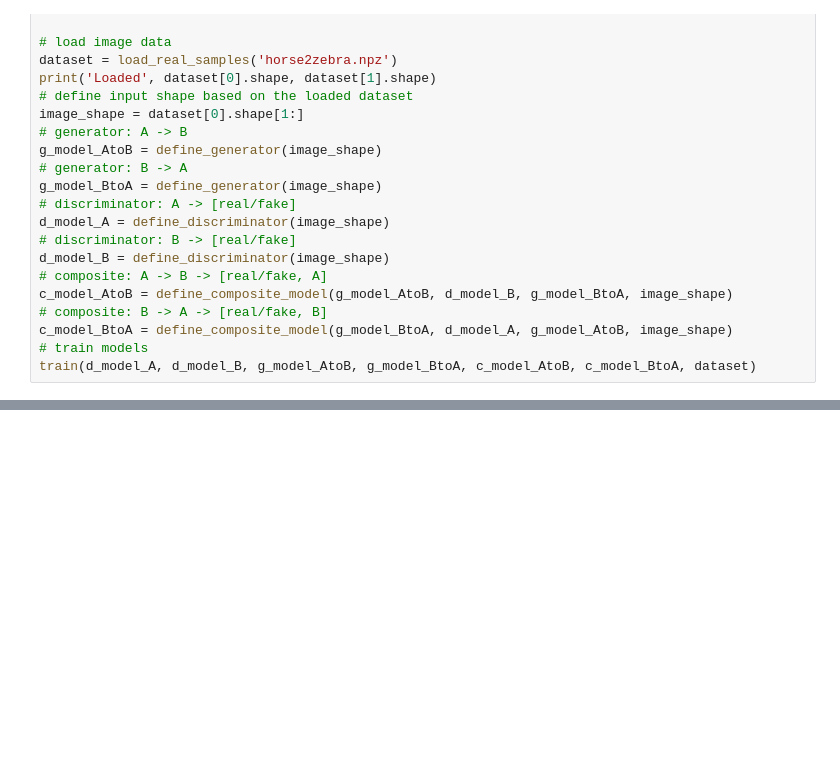
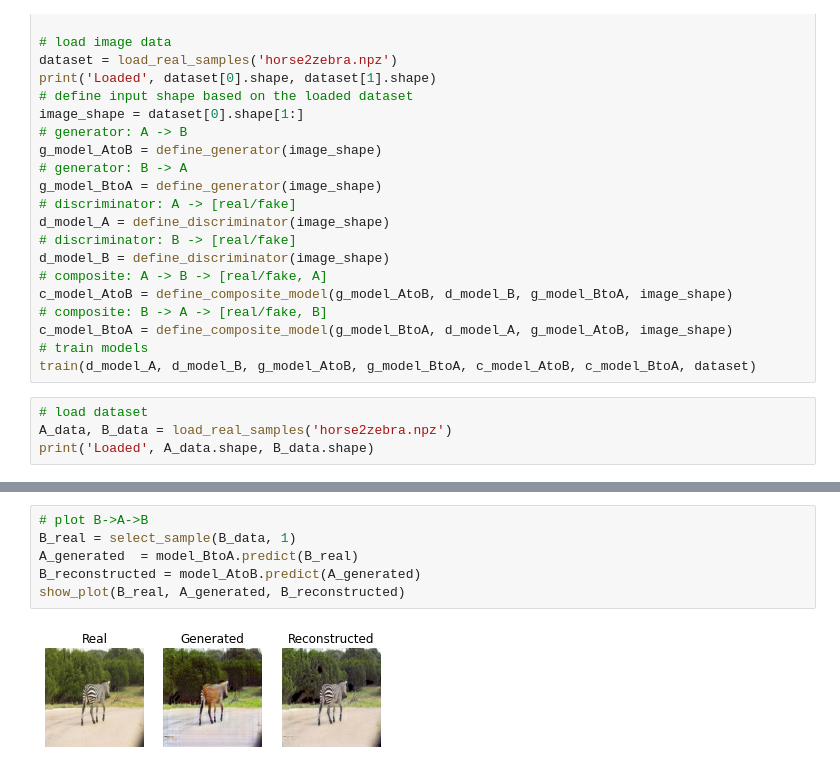
Before and after one commit to methmal1997/cycleGAN, a Jupyter notebook: download.ipynb, the cells around one changed output, grey strips where cells are left out. Drawn from its saved outputs; the diff is of its cells as text; blank space fills up the shorter version.

```diff
--- a/download.ipynb
+++ b/download.ipynb
@@ -596,3 +603,7 @@ c_model_AtoB = define_composite_model(g_model_AtoB, d_model_B, g_model_BtoA, ima
 c_model_BtoA = define_composite_model(g_model_BtoA, d_model_A, g_model_AtoB, image_shape)
 # train models
 train(d_model_A, d_model_B, g_model_AtoB, g_model_BtoA, c_model_AtoB, c_model_BtoA, dataset)
+# %%
+# load dataset
+A_data, B_data = load_real_samples('horse2zebra.npz')
+print('Loaded', A_data.shape, B_data.shape)
@@ -598,0 +658,8 @@ train(d_model_A, d_model_B, g_model_AtoB, g_model_BtoA, c_model_AtoB, c_model_Bt
+# %%
+# plot B->A->B
+B_real = select_sample(B_data, 1)
+A_generated  = model_BtoA.predict(B_real)
+B_reconstructed = model_AtoB.predict(A_generated)
+show_plot(B_real, A_generated, B_reconstructed)
+# %% [output]
+[figure, added]
```
Also changed, not shown: parts of 11 cells of this notebook.
